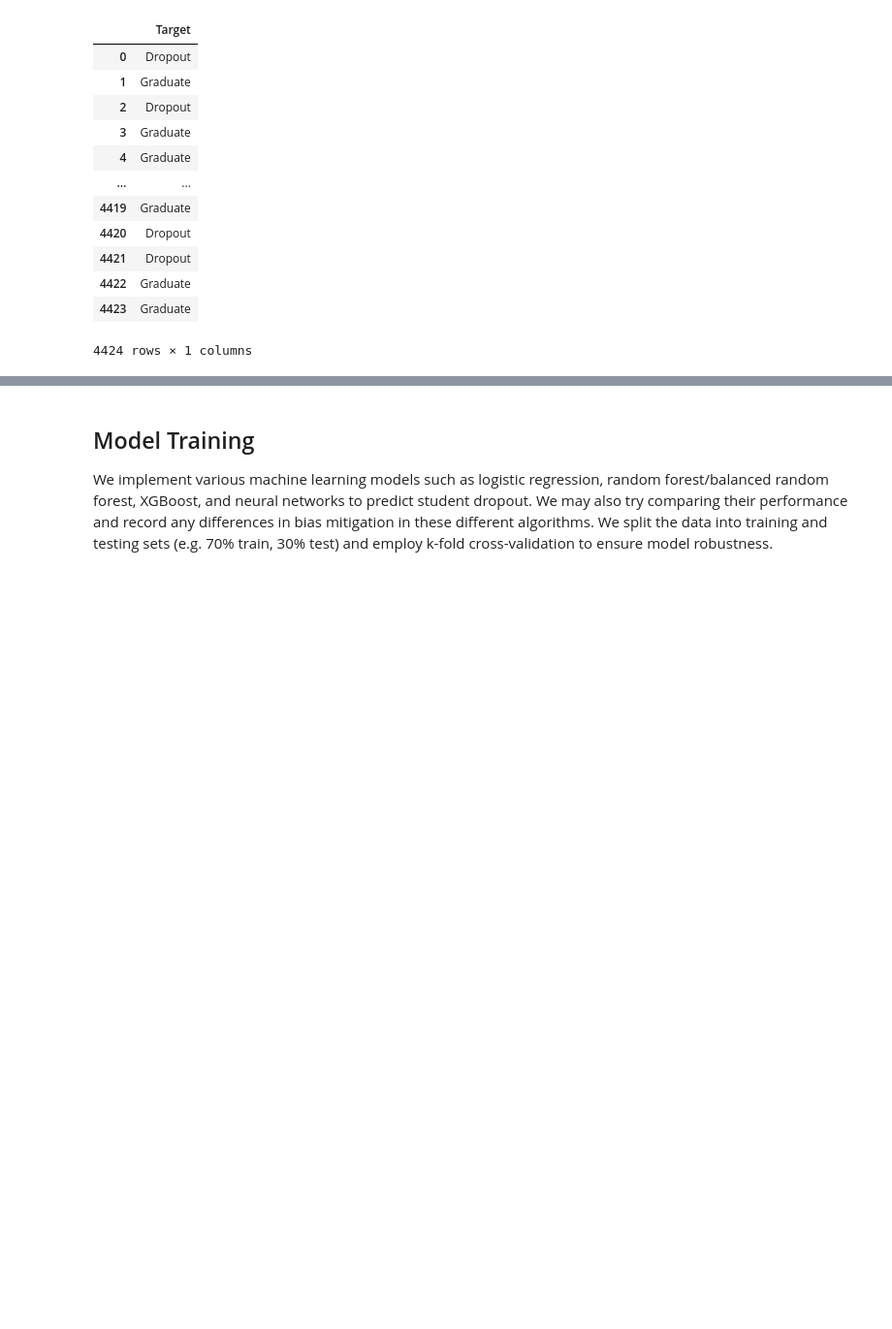
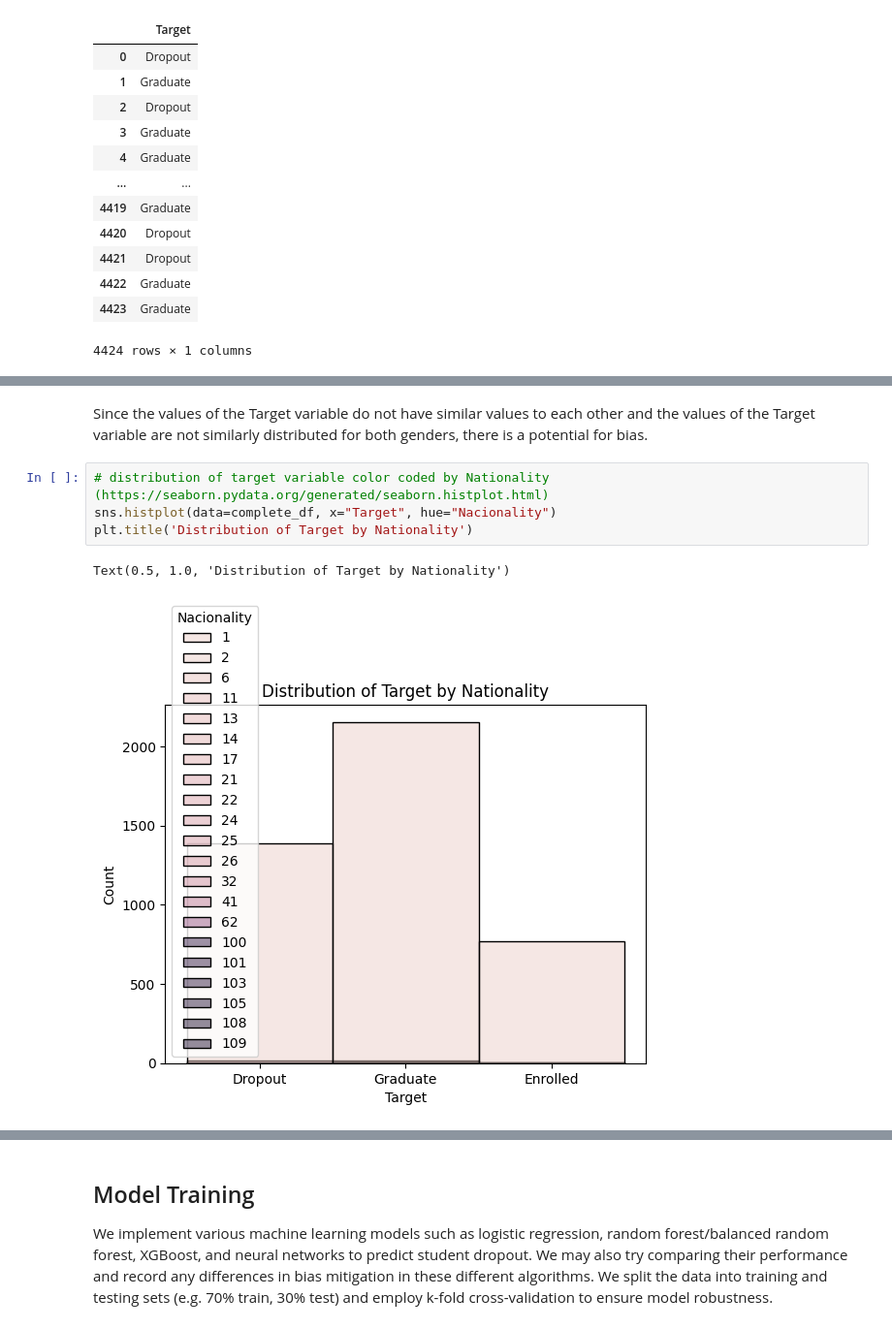
Before and after one commit to jackiechen24/dropoutbias, a Jupyter notebook: Chen_Jackie_DSCI_531_Project_Code.ipynb, the cells around one changed output, grey strips where cells are left out. Shown at 97% size. Cells and saved outputs as stored; diff of their text form; blank space fills up the shorter version.

```diff
--- a/Chen_Jackie_DSCI_531_Project_Code.ipynb
+++ b/Chen_Jackie_DSCI_531_Project_Code.ipynb
@@ -236,0 +161,9 @@ sum(uci_data.duplicated()) # check for duplicated values
+# %% [markdown]
+Since the values of the Target variable do not have similar values to each other and the values of the Target variable are not similarly distributed for both genders, there is a potential for bias.
+# %%
+# distribution of target variable color coded by Nationality (https://seaborn.pydata.org/generated/seaborn.histplot.html)
+sns.histplot(data=complete_df, x="Target", hue="Nacionality")
+plt.title('Distribution of Target by Nationality')
+# %% [output]
+Text(0.5, 1.0, 'Distribution of Target by Nationality')
+[figure, added]
```
Also changed, not shown: parts of 42 cells of this notebook.
